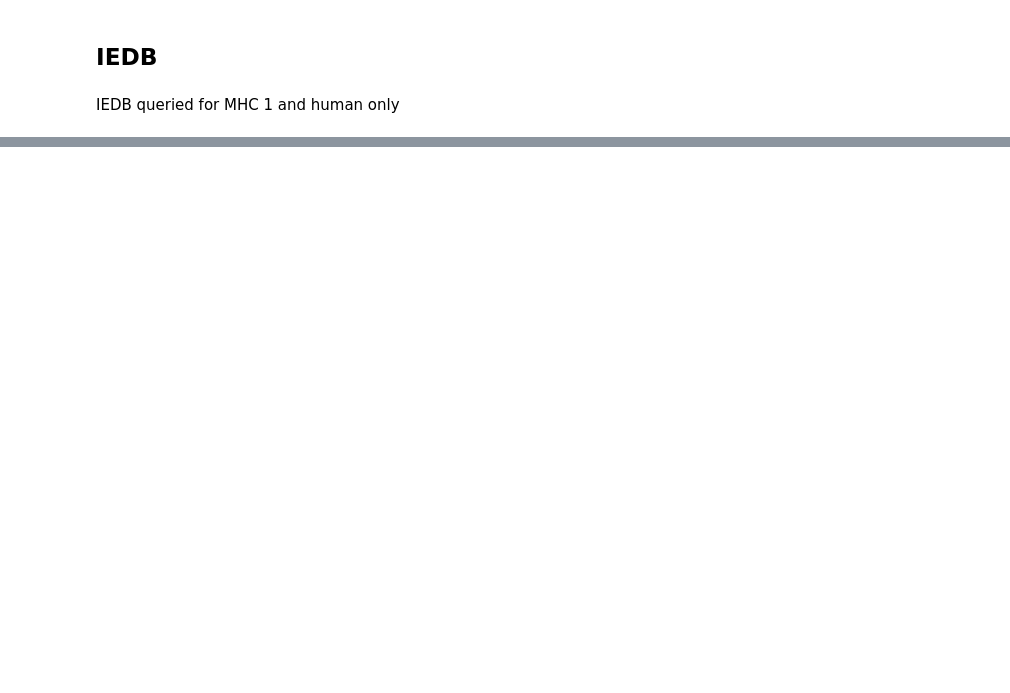
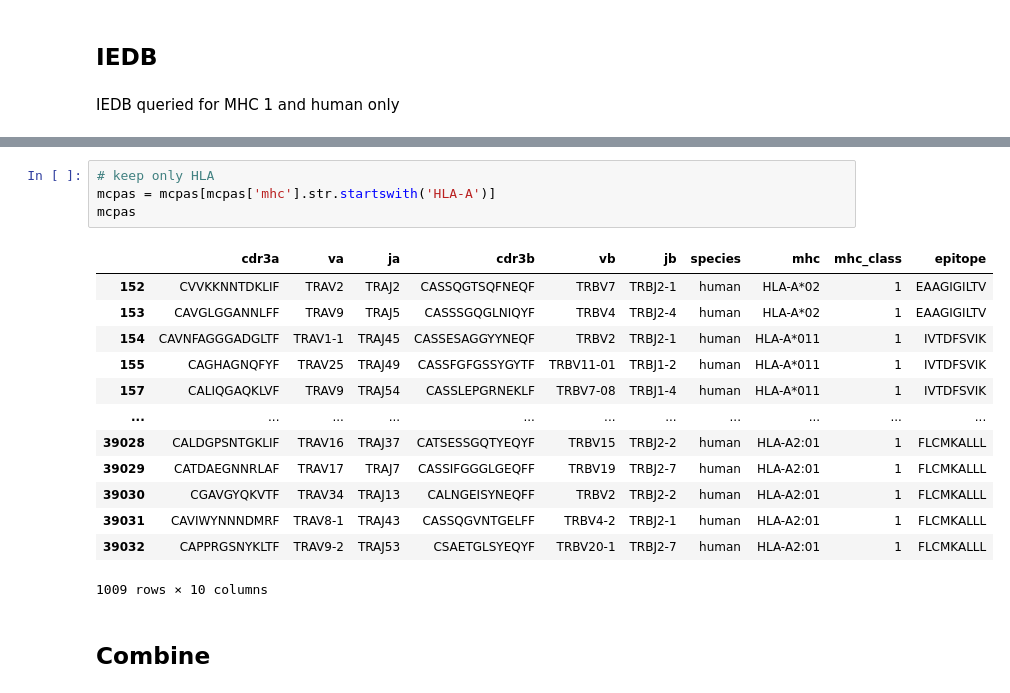
Before and after one commit to jgbrasier/tcrpmhc-binding, a Jupyter notebook: dataprep.ipynb, the cells around one changed output, grey strips where cells are left out. Cells and saved outputs as stored; diff of their text form; blank space fills up the shorter version.

```diff
--- a/dataprep.ipynb
+++ b/dataprep.ipynb
@@ -116,0 +165,20 @@ Index(['Description', 'Organism', 'MHC Allele Names', 'Curated Chain 1 V Gene',
+# %%
+# keep only HLA
+mcpas = mcpas[mcpas['mhc'].str.startswith('HLA-A')]
+mcpas
+# %% [output]
+|  | cdr3a | va | ja | cdr3b | vb | jb | species | mhc | mhc_class | epitope |
+| 152 | CVVKKNNTDKLIF | TRAV2 | TRAJ2 | CASSQGTSQFNEQF | TRBV7 | TRBJ2-1 | human | HLA-A*02 | 1 | EAAGIGILTV |
+| 153 | CAVGLGGANNLFF | TRAV9 | TRAJ5 | CASSSGQGLNIQYF | TRBV4 | TRBJ2-4 | human | HLA-A*02 | 1 | EAAGIGILTV |
+| 154 | CAVNFAGGGADGLTF | TRAV1-1 | TRAJ45 | CASSESAGGYYNEQF | TRBV2 | TRBJ2-1 | human | HLA-A*011 | 1 | IVTDFSVIK |
+| 155 | CAGHAGNQFYF | TRAV25 | TRAJ49 | CASSFGFGSSYGYTF | TRBV11-01 | TRBJ1-2 | human | HLA-A*011 | 1 | IVTDFSVIK |
+| 157 | CALIQGAQKLVF | TRAV9 | TRAJ54 | CASSLEPGRNEKLF | TRBV7-08 | TRBJ1-4 | human | HLA-A*011 | 1 | IVTDFSVIK |
+| ... | ... | ... | ... | ... | ... | ... | ... | ... | ... | ... |
+| 39028 | CALDGPSNTGKLIF | TRAV16 | TRAJ37 | CATSESSGQTYEQYF | TRBV15 | TRBJ2-2 | human | HLA-A2:01 | 1 | FLCMKALLL |
+| 39029 | CATDAEGNNRLAF | TRAV17 | TRAJ7 | CASSIFGGGLGEQFF | TRBV19 | TRBJ2-7 | human | HLA-A2:01 | 1 | FLCMKALLL |
+| 39030 | CGAVGYQKVTF | TRAV34 | TRAJ13 | CALNGEISYNEQFF | TRBV2 | TRBJ2-2 | human | HLA-A2:01 | 1 | FLCMKALLL |
+| 39031 | CAVIWYNNNDMRF | TRAV8-1 | TRAJ43 | CASSQGVNTGELFF | TRBV4-2 | TRBJ2-1 | human | HLA-A2:01 | 1 | FLCMKALLL |
+| 39032 | CAPPRGSNYKLTF | TRAV9-2 | TRAJ53 | CSAETGLSYEQYF | TRBV20-1 | TRBJ2-7 | human | HLA-A2:01 | 1 | FLCMKALLL |
+1009 rows × 10 columns
+# %% [markdown]
+## Combine
```
Also changed, not shown: parts of 10 cells of this notebook, 1 other file.
